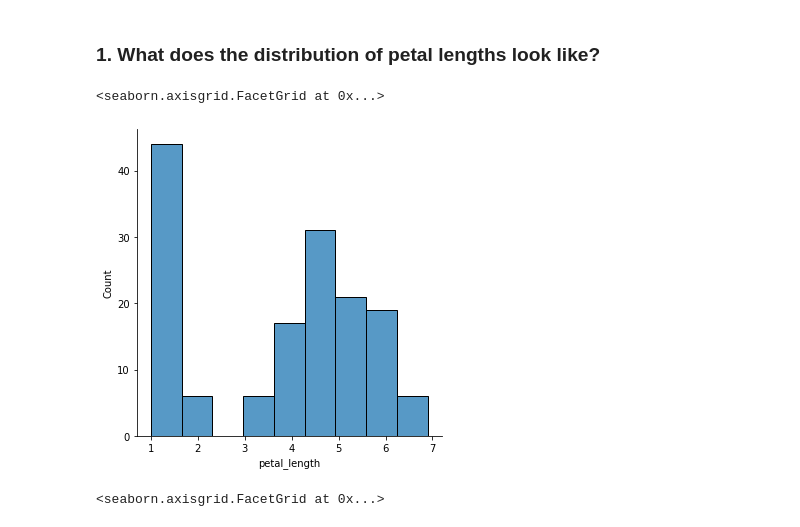
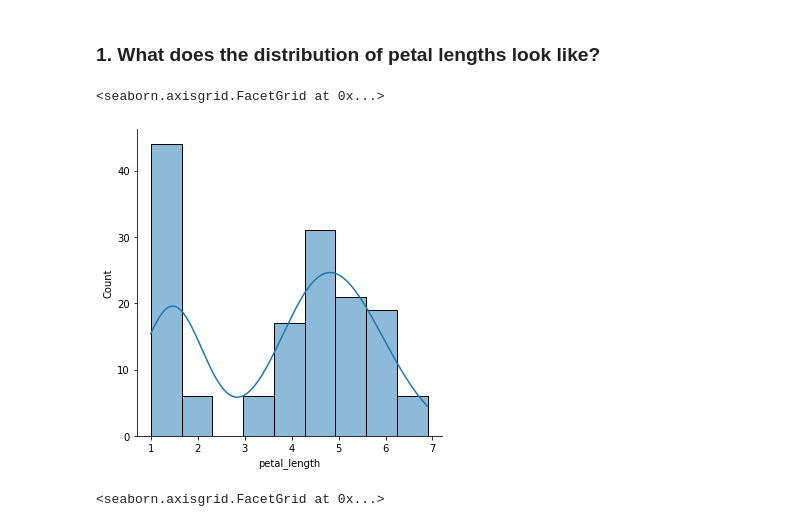
Before and after one commit to greg-maggard/numpy_pandas_visualization_exercises, a Jupyter notebook: seaborn_exercises.ipynb, the cells around one changed output. Drawn from its saved outputs; the diff is of its cells as text; code cells hidden in the pictures.

```diff
--- a/seaborn_exercises.ipynb
+++ b/seaborn_exercises.ipynb
@@ -39,10 +39,12 @@ iris
 # %%
 #How do we know which of the chart types is best? For me, it's between these two:
 
-sns.displot(iris, x = 'petal_length')
+#Don't forget to include the kde here, as that can provide a better visual for distributions.
+
+sns.displot(iris, x = 'petal_length', kde = True)
 # %% [output]
 <seaborn.axisgrid.FacetGrid at 0x...>
-[figure, old version]
+[figure, new version]
 # %%
 sns.displot(iris, x = 'petal_length', kind = 'kde')
 # %% [output]
```
Also changed, not shown: parts of 17 cells of this notebook.
